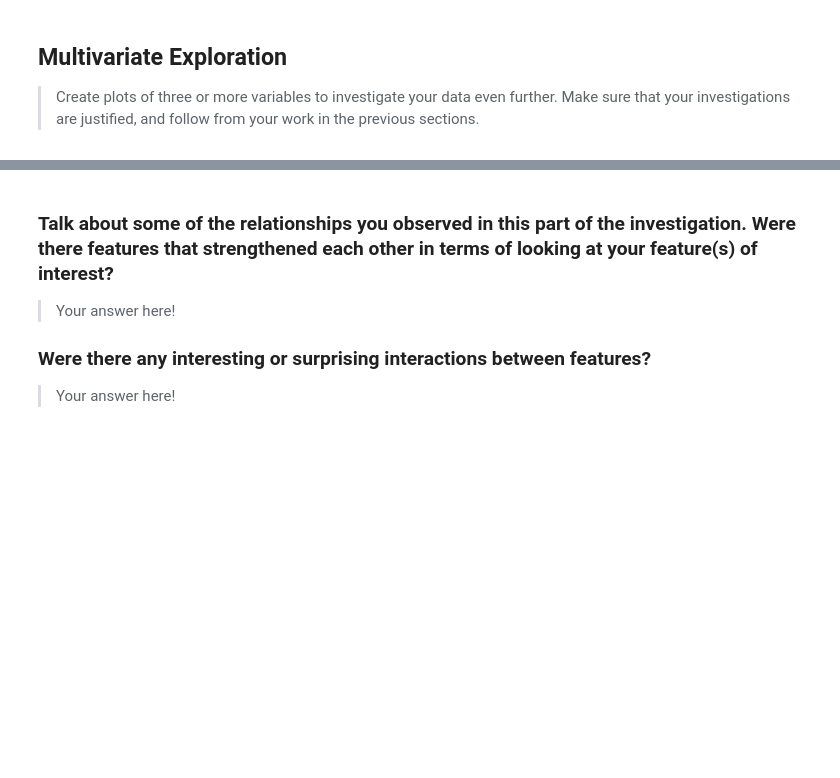
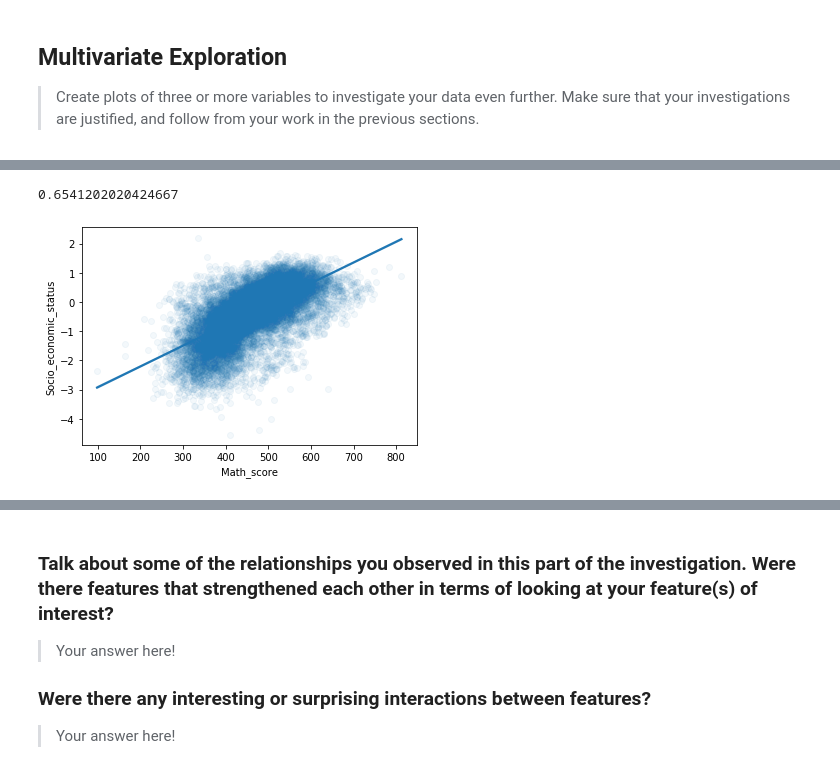
Before and after one commit to Anyra20/CommunicateDataProject, a Jupyter notebook: exploration_template.ipynb, the cells around one changed output, grey strips where cells are left out. Saved outputs shown, nothing was run; the diff lists cells and outputs as text; code cells hidden in the pictures; blank space fills up the shorter version.

```diff
--- a/exploration_template.ipynb
+++ b/exploration_template.ipynb
@@ -812,0 +808,10 @@ g.map(sb.boxplot,'Gender', 'Math_score', color = base_color)
+# %%
+p_sch = pisa.groupby(['Country','School_ID']).mean()[['Socio_economic_status', 'Math_score']]
+p_sch['Math_score'].corr(p_sch['Socio_economic_status'])
+# %% [output]
+0.6541202020424667
+# %%
+p_sch=p_sch.reset_index()
+sb.regplot(data=p_sch, x='Math_score',y='Socio_economic_status', scatter_kws = {'alpha' : 0.05} );
+# %% [output]
+[figure, added]
```
Also changed, not shown: parts of 32 cells of this notebook.
